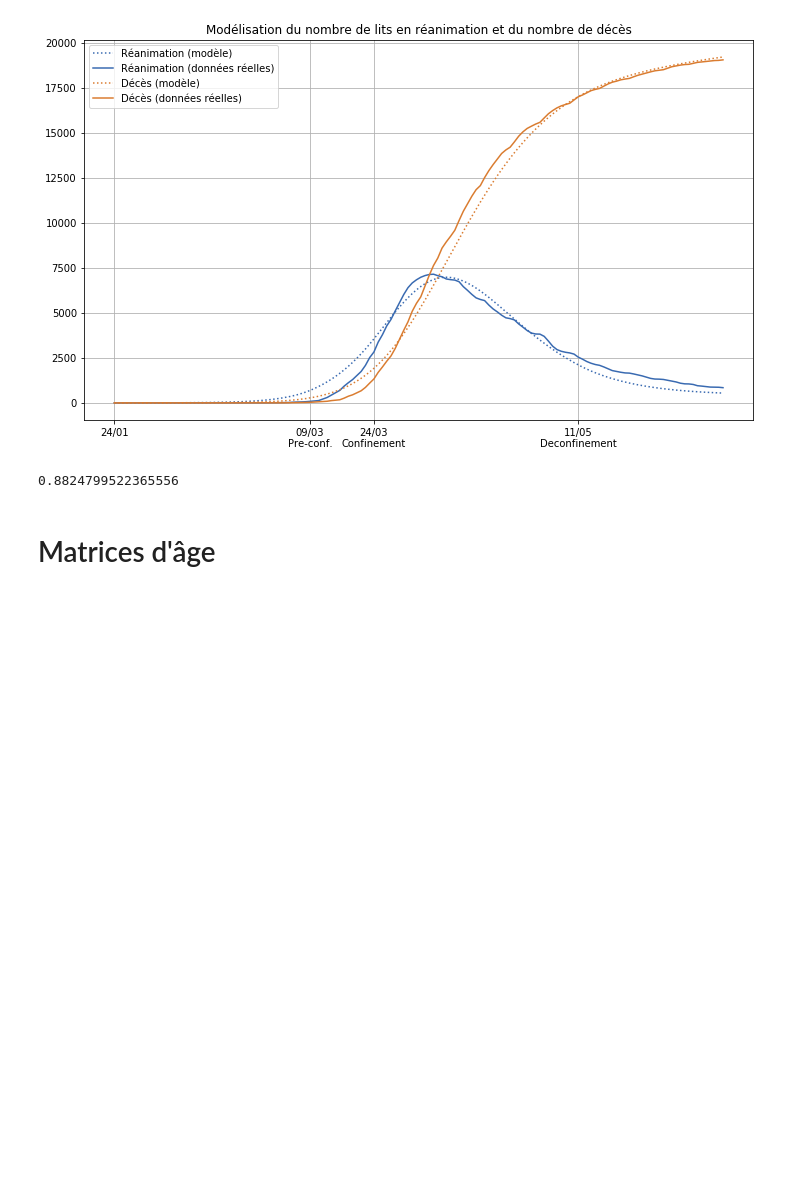
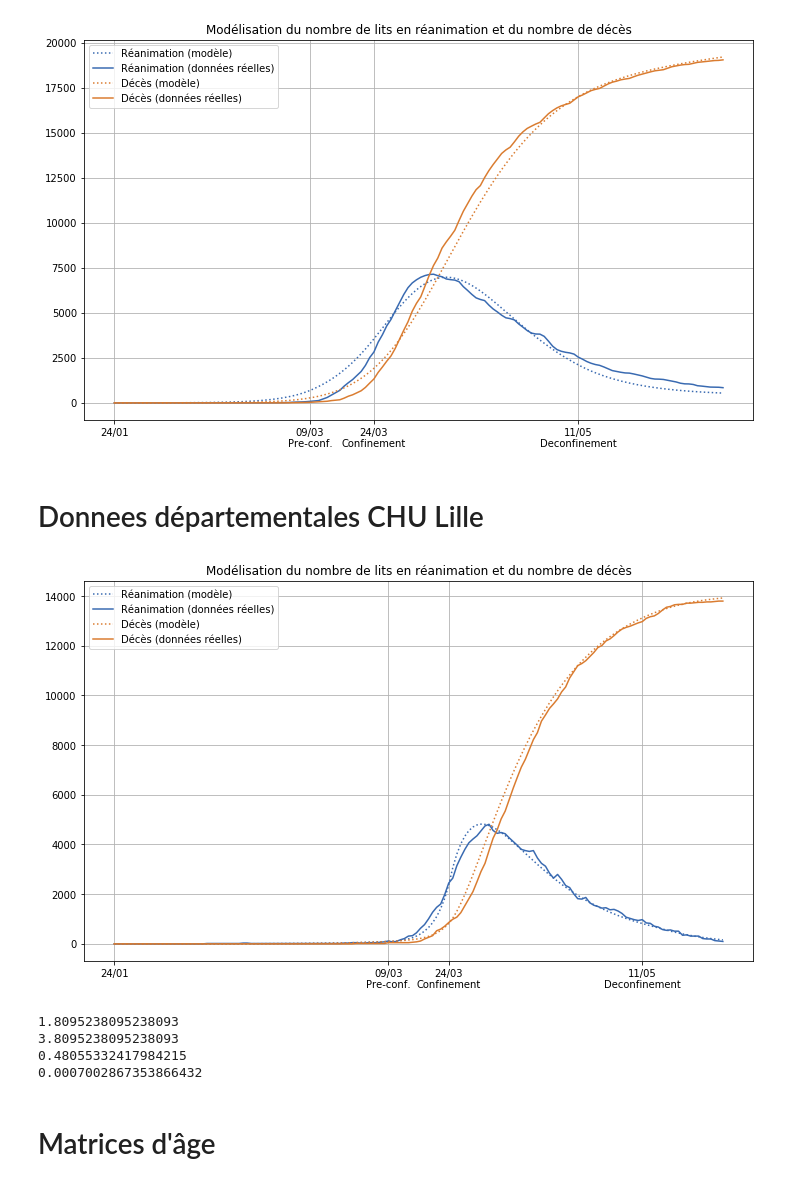
Before and after one commit to cristal-smac/covid, a Jupyter notebook: covid_simplifie.ipynb, the cells around one changed output. Saved outputs shown, nothing was run; the diff lists cells and outputs as text; code cells hidden in the pictures; blank space fills up the shorter version.

```diff
--- a/covid_simplifie.ipynb
+++ b/covid_simplifie.ipynb
@@ -161,7 +156,7 @@ plt.grid()
 # %% [markdown]
 ## Modele Papier
 # %%
-def graphique(candidat, output, infectes=False):
+def graphique(candidat, output=False, infectes=False):
 
     tauxInfecteInitial = candidat[-5]
     tauxGraves = candidat[-4]
@@ -200,11 +195,12 @@ def graphique(candidat, output, infectes=False):
     plt.title("Modélisation du nombre de lits en réanimation et du nombre de décès")
     plt.legend()
     plt.grid()
-    plt.savefig('dss/figures/' + output + '.jpg', dpi=300)
-
-
-    table = "R0 avant & "+ str(np.round(candidat[0] / (candidat[5] + candidat[6]),2)) +"\\\\ \nR0 pré-confinement & "+ str(np.round(candidat[1] / (candidat[5] + candidat[6]),2)) +" \\\\ \nR0 confinement & "+ str(np.round(candidat[2] / (candidat[5] + candidat[6]),2)) +"\\\\ \nR0 déconfinement & "+ str(np.round(candidat[3] / (candidat[5] + candidat[6]),2)) +"\\\\ \nInfectés initiaux & "+ str(candidat[4] * 67000000) +"\\\\ \nTaux réanimation & "+ str(np.round(candidat[5],3)) +"\\\\ \nTaux remis & "+ str(np.round(candidat[6],3)) +"\\\\ \nTaux réanimation vers grave & "+ str(np.round(candidat[7],3)) +"\\\\ \nTaux réanimation vers décès & "+ str(np.round(candidat[8],3)) +"\\\\ \n"
-    f=open('dss/figures/' + output + '.tex',"w")
-    f.write(table)
-    f.close()
+    if output:
+        plt.savefig('dss/figures/' + output + '.jpg', dpi=300)
+        table = "R0 avant & "+ str(np.round(candidat[0] / (candidat[5] + candidat[6]),2)) +"\\\\ \nR0 pré-confinement & "+ str(np.round(candidat[1] / (candidat[5] + candidat[6]),2)) +" \\\\ \nR0 confinement & "+ str(np.round(candidat[2] / (candidat[5] + candidat[6]),2)) +"\\\\ \nR0 déconfinement & "+ str(np.round(candidat[3] / (candidat[5] + candidat[6]),2)) +"\\\\ \nInfectés initiaux & "+ str(candidat[4] * 67000000) +"\\\\ \nTaux réanimation & "+ str(np.round(candidat[5],3)) +"\\\\ \nTaux remis & "+ str(np.round(candidat[6],3)) +"\\\\ \nTaux réanimation vers grave & "+ str(np.round(candidat[7],3)) +"\\\\ \nTaux réanimation vers décès & "+ str(np.round(candidat[8],3)) +"\\\\ \n"
+        f=open('dss/figures/' + output + '.tex',"w")
+        f.write(table)
+        f.close()
+    #print("Infectés")
+    #print(R[-1] + I[-1] + G[-1] + M[-1])
 return None
@@ -263,7 +271,5 @@ candidat = [0.9391601604347165, 0.903989286517725, 0.8884825972411234, 1.05,
 graphique(candidat, 'faux')
 # %% [output]
 [figure]
-# %%
-(R[-1] + I[-1] + G[-1] + M[-1]) *100
-# %% [output]
-0.8824799522365556
+# %% [markdown]
+# Donnees départementales CHU Lille
@@ -270,3 +298,20 @@ graphique(candidat, 'faux')
+# %%
+candidat = [0.19, 0.4, 0.05045809903888343, 7.353010721559755e-05,
+            2.4686749831389497e-07, 0.005, 0.1, 0.048013246957940243, 0.089]
+# %%
+graphique(candidat)
+# %% [output]
+[figure, added]
+# %%
+print(candidat[0] / (candidat[5] + candidat[6]))
+print(candidat[1] / (candidat[5] + candidat[6]))
+print(candidat[2] / (candidat[5] + candidat[6]))
+print(candidat[3] / (candidat[5] + candidat[6]))
+# %% [output]
+1.8095238095238093
+3.8095238095238093
+0.48055332417984215
+0.0007002867353866432
 # %% [markdown]
 # Matrices d'âge
 # %%
```
Also changed, not shown: parts of 7 cells of this notebook.
